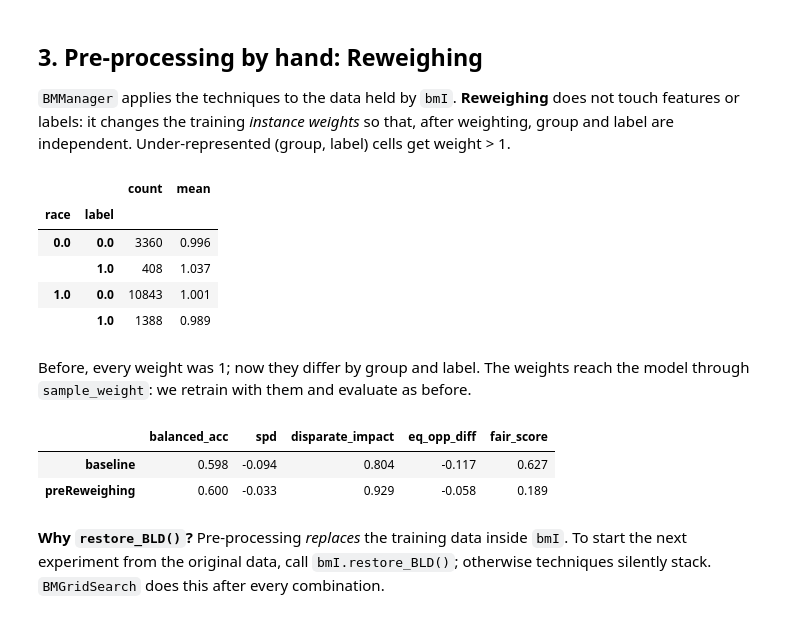
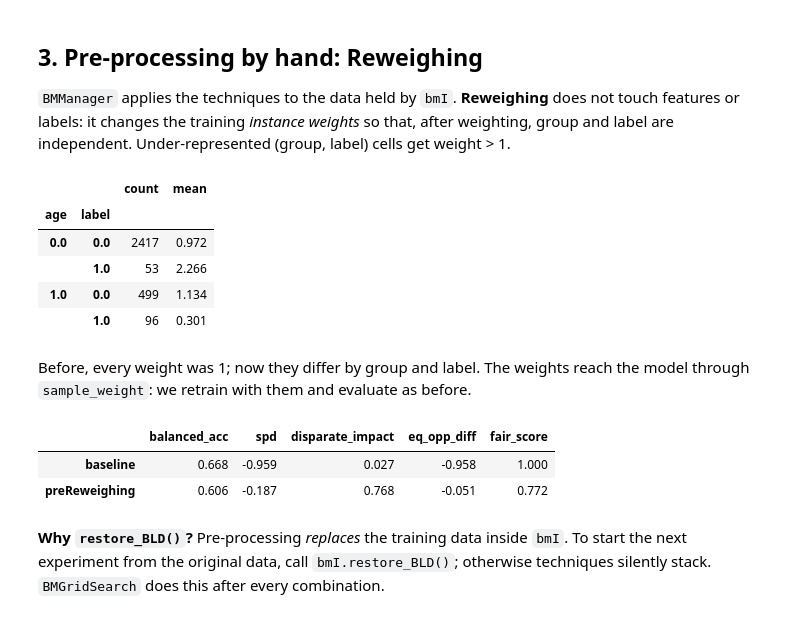
Before and after one commit to enemy537/callmefair, a Jupyter notebook: examples/notebooks/03_bias_mitigation.ipynb, the cells around one changed output. Cells and saved outputs as stored; diff of their text form; code cells hidden in the pictures.

```diff
--- a/examples/notebooks/03_bias_mitigation.ipynb
+++ b/examples/notebooks/03_bias_mitigation.ipynb
@@ -41,10 +41,8 @@ For speed we use a **stratified random sample of about 20,000 rows** (stratified
 import pandas as pd
 from fhg_examples.datasets import load, SPECS
 
-spec = SPECS['diabetes']
-priv, unpriv = spec.attribute('race').groups
-df = load('diabetes')
-df = (df.groupby([spec.label, 'race'], group_keys=False)
-        .sample(frac=20_000 / len(df), random_state=0).reset_index(drop=True))
-pd.crosstab(df['race'], df[spec.label], margins=True)
+spec = SPECS['stroke']
+priv, unpriv = spec.attribute('age').groups
+df = load('stroke')
+pd.crosstab(df['age'], df[spec.label], margins=True)
 # %% [output]
@@ -62,7 +60,7 @@ import numpy as np
 from sklearn.linear_model import LogisticRegression
 from callmefair import BMInterface, BMMetrics, BMManager, BMType, BMGridSearch
 
-bmI = BMInterface(df, spec.label, ['race'])
+bmI = BMInterface(df, spec.label, ['age'], test_size=0.2, val_size=0.2, random_state=0)
 CLASSES = np.array([0, 1])
 COLS = ['balanced_acc', 'spd', 'disparate_impact', 'eq_opp_diff', 'fair_score']
 
@@ -90,19 +91,19 @@ Reading the row: `spd` (statistical parity difference) and `eq_opp_diff` are 0 w
 # %%
 bmMgr = BMManager(bmI, priv, unpriv)
 bmMgr.pre_Reweighing()
 
 train = bmI.get_train_BLD()
-w = pd.DataFrame({'race': train.protected_attributes.ravel(),
+w = pd.DataFrame({'age': train.protected_attributes.ravel(),
                   'label': train.labels.ravel(),
                   'weight': train.instance_weights})
-w.groupby(['race', 'label'])['weight'].agg(['count', 'mean'])
+w.groupby(['age', 'label'])['weight'].agg(['count', 'mean'])
 # %% [output]
 |  |  | count | mean |
-| race | label |  |  |
-| 0.0 | 0.0 | 3360 | 0.996 |
-|  | 1.0 | 408 | 1.037 |
-| 1.0 | 0.0 | 10843 | 1.001 |
-|  | 1.0 | 1388 | 0.989 |
+| age | label |  |  |
+| 0.0 | 0.0 | 2417 | 0.972 |
+|  | 1.0 | 53 | 2.266 |
+| 1.0 | 0.0 | 499 | 1.134 |
+|  | 1.0 | 96 | 0.301 |
 # %% [markdown]
 Before, every weight was 1; now they differ by group and label. The weights reach the model through `sample_weight`: we retrain with them and evaluate as before.
 # %%
@@ -113,8 +114,8 @@ rw = evaluate(bmM_rw, 'preReweighing')
 pd.concat([baseline, rw])
 # %% [output]
 |  | balanced_acc | spd | disparate_impact | eq_opp_diff | fair_score |
-| baseline | 0.598 | -0.094 | 0.804 | -0.117 | 0.627 |
-| preReweighing | 0.600 | -0.033 | 0.929 | -0.058 | 0.189 |
+| baseline | 0.668 | -0.959 | 0.027 | -0.958 | 1.000 |
+| preReweighing | 0.606 | -0.187 | 0.768 | -0.051 | 0.772 |
 # %% [markdown]
 **Why `restore_BLD()`?** Pre-processing *replaces* the training data inside `bmI`. To start the next experiment from the original data, call `bmI.restore_BLD()`; otherwise techniques silently stack. `BMGridSearch` does this after every combination.
 # %%
```
Also changed, not shown: parts of 24 cells of this notebook, 22 other files.
